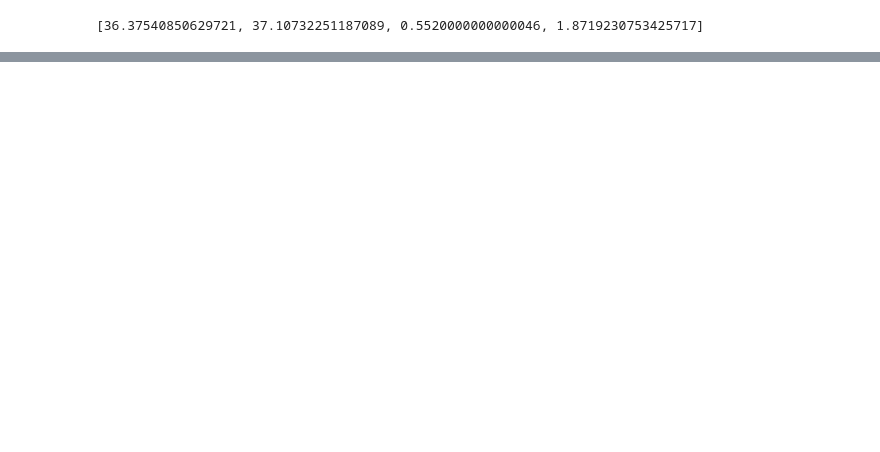
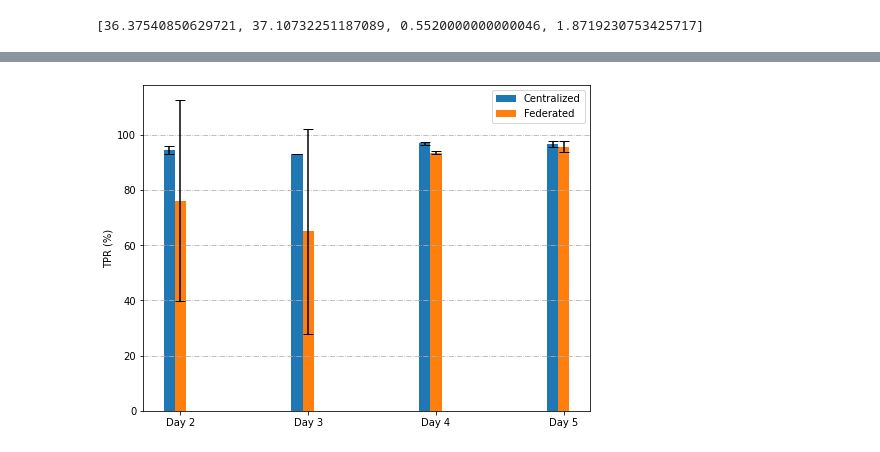
Before and after one commit to stratosphereips/feel_project, a Jupyter notebook: analysis/scenario1_figures.ipynb, the cells around one changed output, grey strips where cells are left out. Cells and saved outputs as stored; diff of their text form; code cells hidden in the pictures; blank space fills up the shorter version.

```diff
--- a/analysis/scenario1_figures.ipynb
+++ b/analysis/scenario1_figures.ipynb
@@ -106,0 +181,19 @@ plt.grid(axis='y')
+# %%
+x = np.arange(len(days))  # the label locations
+width = 0.35  # the width of the bars
+
+fig, ax = plt.subplots(figsize=(8, 6))
+# rects1 = ax.bar(x - width/2, dualFCNN_drop_means, width/4, yerr=dualFCNN_drop_std, capsize=5, label='dualFCNN (MC dropout)')
+rects2 = ax.bar(x - width/4, centr_tpr_mean, width/4, yerr=centr_tpr_std, capsize=5, label='Centralized')
+rects3 = ax.bar(x, fed_tpr_mean, width/4, yerr=fed_tpr_std, capsize=5, label='Federated')
+
+
+# Add some text for labels, title and custom x-axis tick labels, etc.
+ax.set_ylabel('TPR (%)')
+ax.set_xticks(x)
+ax.set_xticklabels(days)
+# ax.legend(loc=(1.04, 0.5))
+ax.legend()
+ax.yaxis.grid(True, linestyle='-.')
+# %% [output]
+[figure, added]
```
Also changed, not shown: parts of 7 cells of this notebook, 1 other file.
